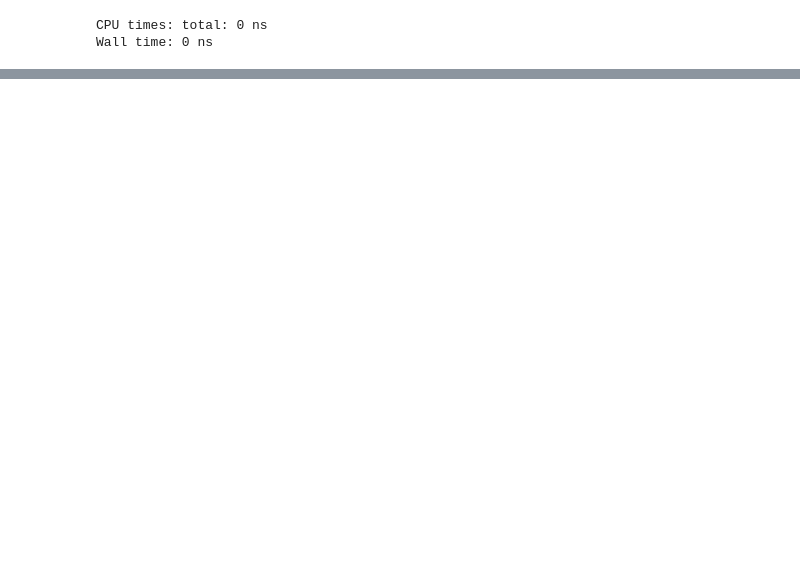
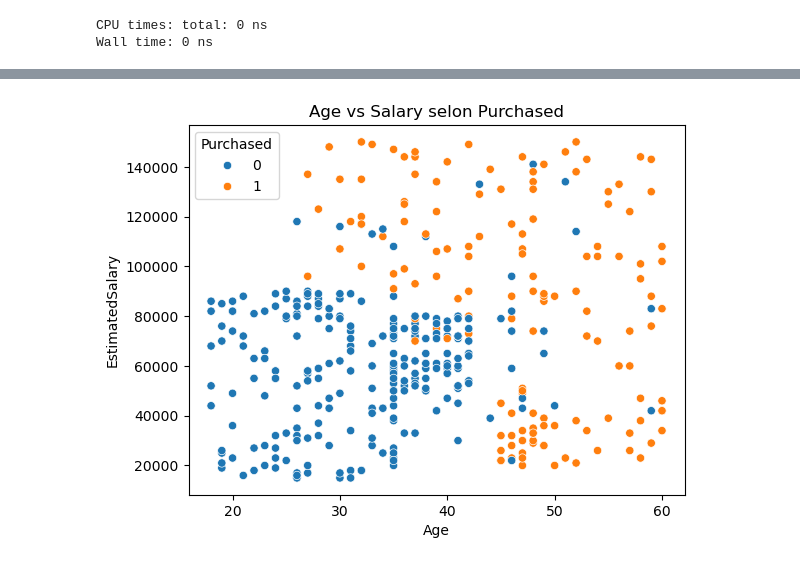
Before and after one commit to Flex1-tech/Implementation-KNN, a Jupyter notebook: club.ipynb, the cells around one changed output, grey strips where cells are left out. Drawn from its saved outputs; the diff is of its cells as text; code cells hidden in the pictures; blank space fills up the shorter version.

```diff
--- a/club.ipynb
+++ b/club.ipynb
@@ -67,0 +76,3 @@ Wall time: 0 ns
+# %%
+df = pd.read_csv("base3.csv")
+df.head()
@@ -67,0 +90,3 @@ Wall time: 0 ns
+# %%
+df.drop("User ID", axis=1, inplace=True)
+df.info()
@@ -67,0 +126,6 @@ Wall time: 0 ns
+# %%
+sns.scatterplot(x="Age", y="EstimatedSalary", hue="Purchased", data=df)
+plt.title("Age vs Salary selon Purchased")
+plt.show()
+# %% [output]
+[figure, added]
```
Also changed, not shown: parts of 25 cells of this notebook.
